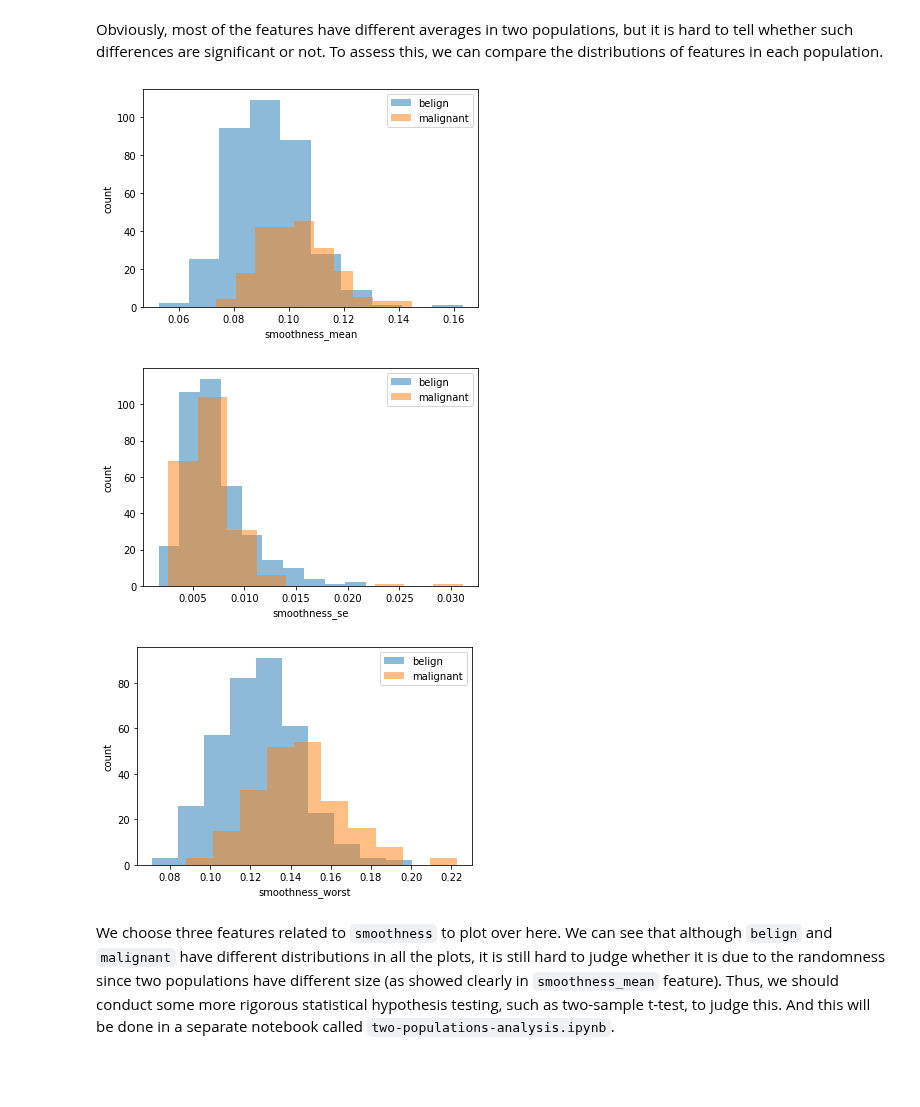
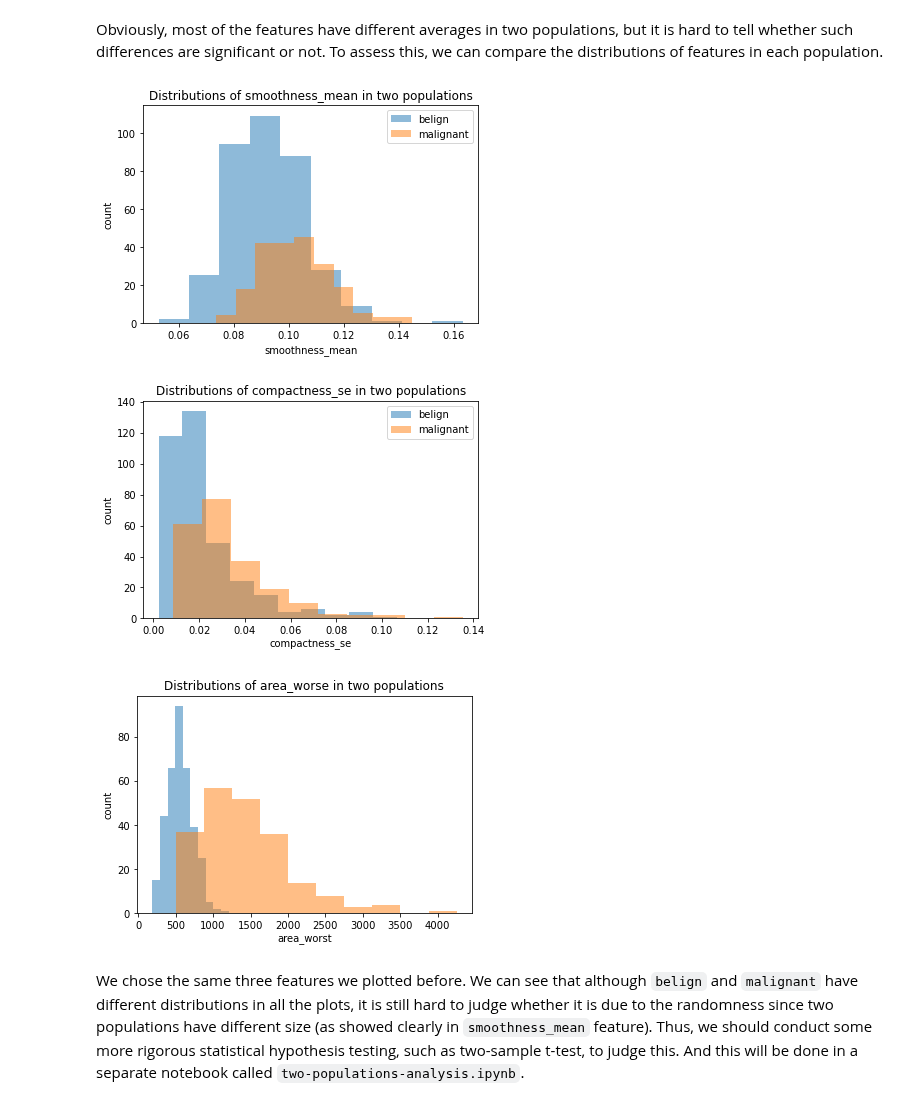
Before and after one commit to UCB-stat-159-s22/hw07-Group26, a Jupyter notebook: codes/data_visual.ipynb, the cells around one changed output. Saved outputs shown, nothing was run; the diff lists cells and outputs as text; code cells hidden in the pictures; blank space fills up the shorter version.

```diff
--- a/codes/data_visual.ipynb
+++ b/codes/data_visual.ipynb
@@ -145,30 +151,35 @@ Obviously, most of the features have different averages in two populations, but
 # %%
 plt.figure()
 plt.hist(belign['smoothness_mean'], alpha=0.5, label="belign")
 plt.hist(malignant['smoothness_mean'], alpha=0.5, label="malignant")
 plt.xlabel('smoothness_mean')
 plt.ylabel('count')
 plt.legend()
+plt.title("Distributions of smoothness_mean in two populations")
+plt.savefig("../figures/smoothness_mean_distr_two_popu")
 plt.show()
 
 plt.figure()
-plt.hist(belign['smoothness_se'], alpha=0.5, label="belign")
-plt.hist(malignant['smoothness_se'], alpha=0.5, label="malignant")
-plt.xlabel('smoothness_se')
+plt.hist(belign['compactness_se'], alpha=0.5, label="belign")
+plt.hist(malignant['compactness_se'], alpha=0.5, label="malignant")
+plt.xlabel('compactness_se')
 plt.ylabel('count')
 plt.legend()
+plt.title("Distributions of compactness_se in two populations")
+plt.savefig("../figures/compactness_se_distr_two_popu")
 plt.show()
 
 plt.figure()
-plt.hist(belign['smoothness_worst'], alpha=0.5, label="belign")
-plt.hist(malignant['smoothness_worst'], alpha=0.5, label="malignant")
-plt.xlabel('smoothness_worst')
+plt.hist(belign['area_worst'], alpha=0.5, label="belign")
+plt.hist(malignant['area_worst'], alpha=0.5, label="malignant")
+plt.xlabel('area_worst')
 plt.ylabel('count')
-plt.legend()
+plt.title("Distributions of area_worse in two populations")
+plt.savefig("../figures/area_worst_distr_two_popu")
 plt.show()
 # %% [output]
-[figure, old version]
+[figure, new version]
-[figure, old version]
+[figure, new version]
-[figure, old version]
+[figure, new version]
 # %% [markdown]
-We choose three features related to `smoothness` to plot over here. We can see that although `belign` and `malignant` have different distributions in all the plots, it is still hard to judge whether it is due to the randomness since two populations have different size (as showed clearly in `smoothness_mean` feature). Thus, we should conduct some more rigorous statistical hypothesis testing, such as two-sample t-test, to judge this. And this will be done in a separate notebook called `two-populations-analysis.ipynb`.
+We chose the same three features we plotted before. We can see that although `belign` and `malignant` have different distributions in all the plots, it is still hard to judge whether it is due to the randomness since two populations have different size (as showed clearly in `smoothness_mean` feature). Thus, we should conduct some more rigorous statistical hypothesis testing, such as two-sample t-test, to judge this. And this will be done in a separate notebook called `two-populations-analysis.ipynb`.
```
Also changed, not shown: parts of 4 cells of this notebook, 26 other files.
